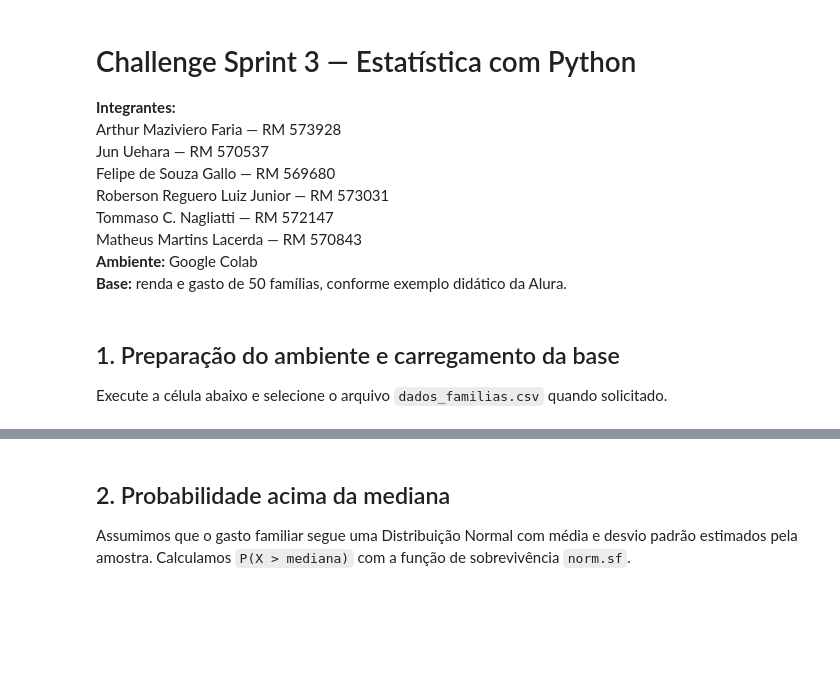
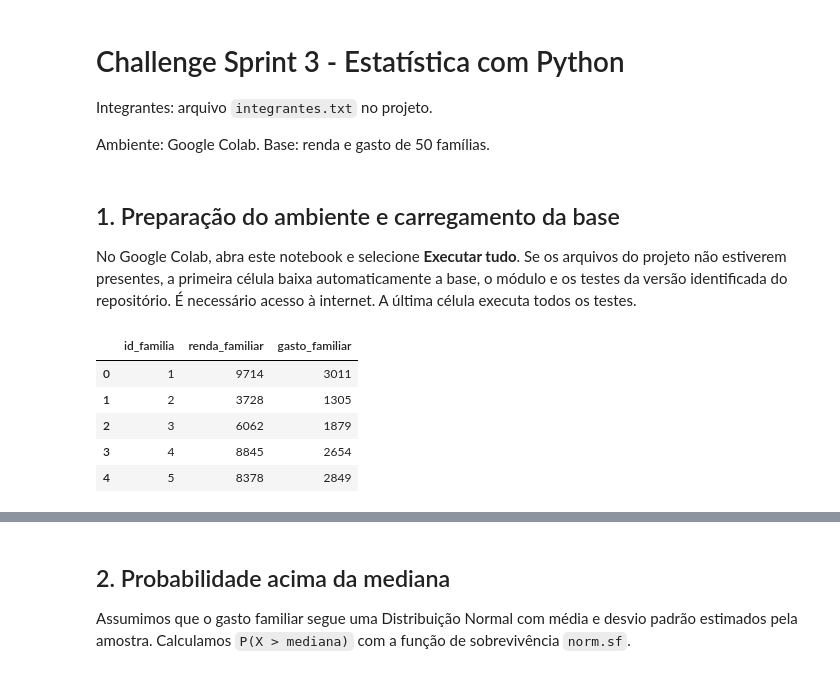
Before and after one commit to felipe-gallo/challenge-sprint-3-estatistica-python, a Jupyter notebook: notebooks/challenge_sprint_3.ipynb, the cells around one changed output, grey strips where cells are left out. Drawn from its saved outputs; the diff is of its cells as text; code cells hidden in the pictures; blank space fills up the shorter version.

Commit message:
Organiza integrantes, relatório ABNT e notebook Colab com 11 testes

```diff
--- a/notebooks/challenge_sprint_3.ipynb
+++ b/notebooks/challenge_sprint_3.ipynb
@@ -1,35 +1,53 @@
 # %% [markdown]
-# Challenge Sprint 3 — Estatística com Python
+# Challenge Sprint 3 - Estatística com Python
 
-**Integrantes:**
-Arthur Maziviero Faria — RM 573928
-Jun Uehara — RM 570537
-Felipe de Souza Gallo — RM 569680
-Roberson Reguero Luiz Junior — RM 573031
-Tommaso C. Nagliatti — RM 572147
-Matheus Martins Lacerda — RM 570843
-**Ambiente:** Google Colab
-**Base:** renda e gasto de 50 famílias, conforme exemplo didático da Alura.
+Integrantes: arquivo `integrantes.txt` no projeto.
+
+Ambiente: Google Colab. Base: renda e gasto de 50 famílias.
 # %% [markdown]
 ## 1. Preparação do ambiente e carregamento da base
-Execute a célula abaixo e selecione o arquivo `dados_familias.csv` quando solicitado.
+
+No Google Colab, abra este notebook e selecione **Executar tudo**. Se os arquivos do projeto não estiverem presentes, a primeira célula baixa automaticamente a base, o módulo e os testes da versão identificada do repositório. É necessário acesso à internet. A última célula executa todos os testes.
 # %%
 from pathlib import Path
 import matplotlib.pyplot as plt
 import numpy as np
 import pandas as pd
 from scipy.stats import norm
 from sklearn.linear_model import LinearRegression
 from sklearn.metrics import mean_squared_error, r2_score
 
-arquivo = Path('/content/dados_familias.csv')
-if not arquivo.exists():
-    from google.colab import files
-    enviados = files.upload()
-    arquivo = Path(next(iter(enviados)))
+candidatos = [Path.cwd(), *Path.cwd().parents]
+candidatos += list(Path('/content').glob('*/')) if Path('/content').exists() else []
+RAIZ = next((p for p in candidatos if (p / 'src/analise_estatistica.py').exists()
+             and (p / 'dados/dados_familias.csv').exists()), None)
+if RAIZ is None:
+    # No Colab, obtém a base, o módulo e todos os testes desta versão do projeto.
+    import subprocess
+    import tempfile
+    import shutil
+    RAIZ = Path('/content/sprint3') if Path('/content').exists() else Path.cwd() / 'sprint3'
+    versao = 'cccec5561bda4cf37627e7f40ef678263ff4c1b6'
+    with tempfile.TemporaryDirectory() as temporario:
+        checkout = Path(temporario) / 'projeto'
+        subprocess.run(['git', 'clone', '--quiet',
+                        'https://github.com/felipe-gallo/challenge-sprint-3-estatistica-python.git',
+                        str(checkout)], check=True, timeout=120)
+        subprocess.run(['git', '-C', str(checkout), 'checkout', '--quiet', versao],
+                       check=True, timeout=30)
+        for pasta in ['dados', 'src', 'tests']:
+            shutil.copytree(checkout / pasta, RAIZ / pasta, dirs_exist_ok=True)
+arquivo = RAIZ / 'dados/dados_familias.csv'
 
 dados = pd.read_csv(arquivo)
 dados.head()
+# %% [output]
+|  | id_familia | renda_familiar | gasto_familiar |
+| 0 | 1 | 9714 | 3011 |
+| 1 | 2 | 3728 | 1305 |
+| 2 | 3 | 6062 | 1879 |
+| 3 | 4 | 8845 | 2654 |
+| 4 | 5 | 8378 | 2849 |
 # %%
 # Validação da base
 colunas_obrigatorias = {'renda_familiar', 'gasto_familiar'}
```
Also changed, not shown: parts of 9 cells of this notebook, 7 other files.
